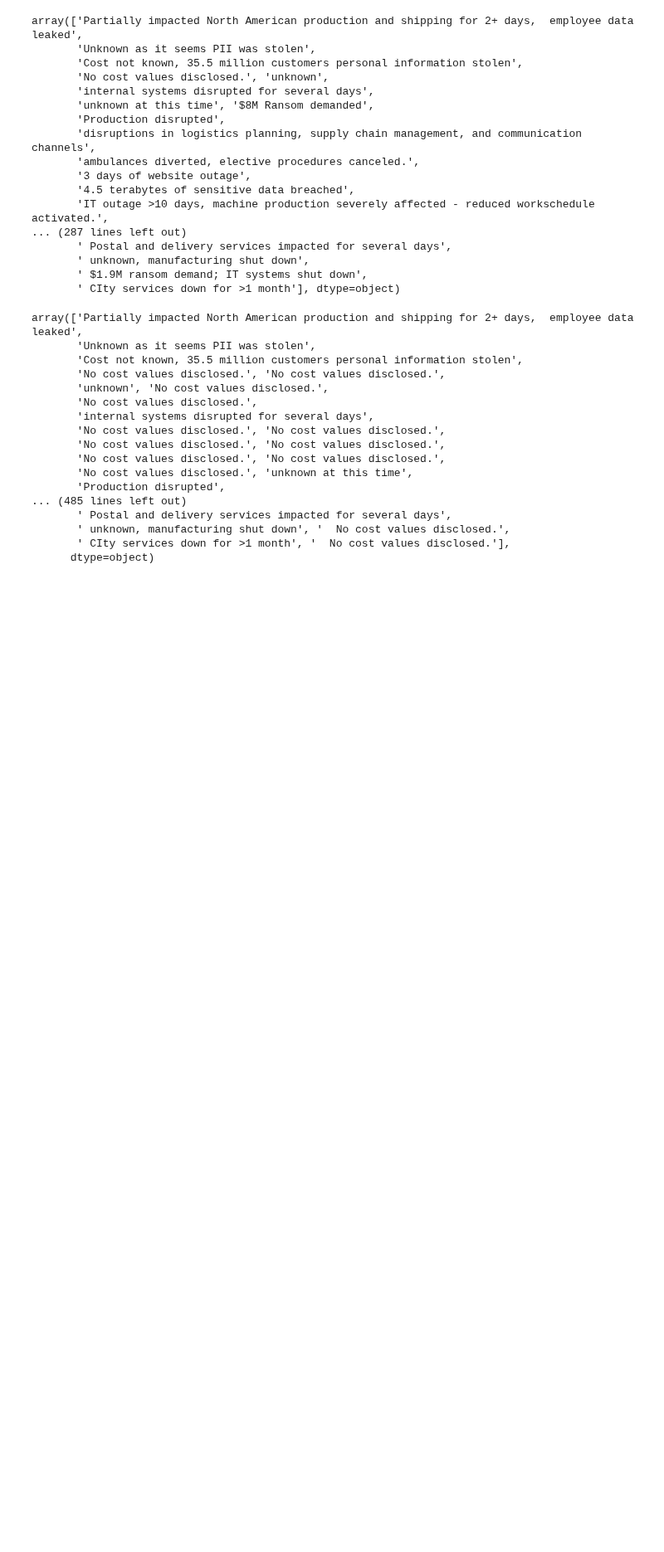
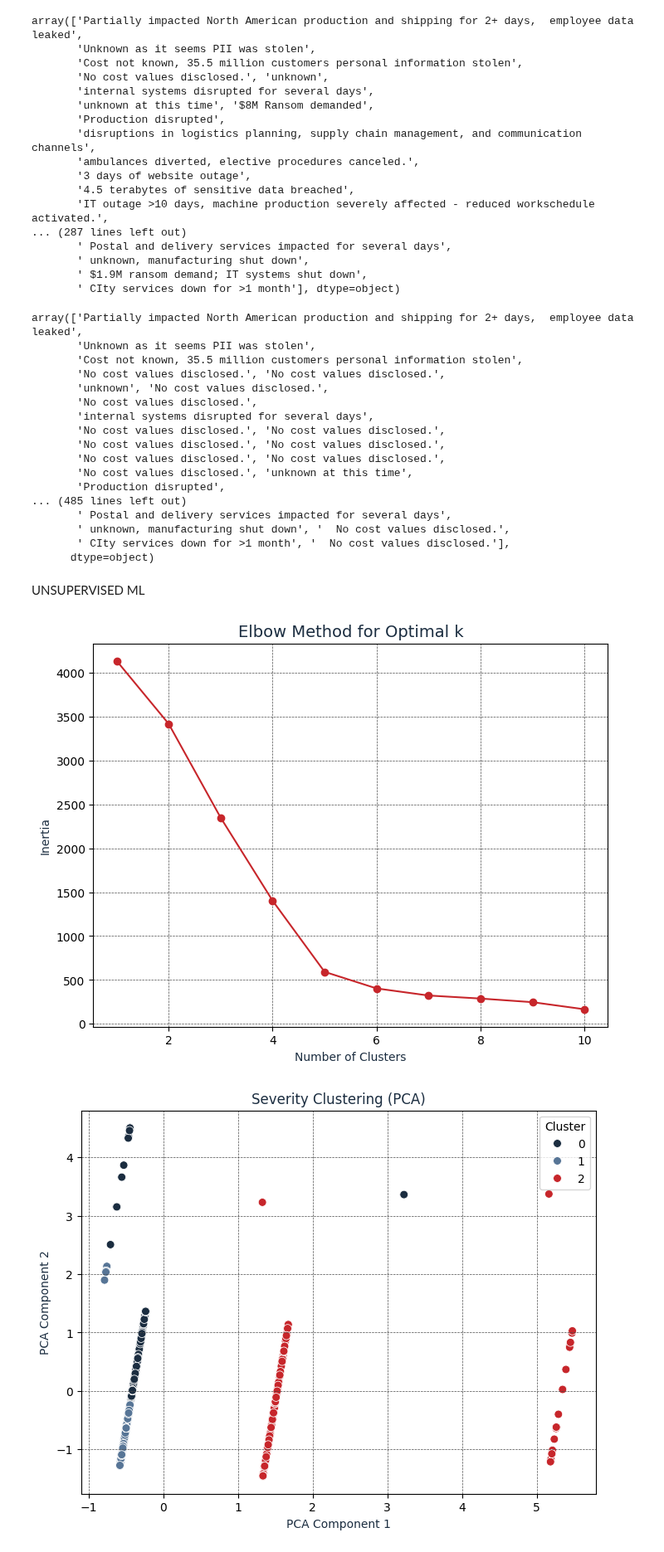
Before and after one commit to sdomialo/DeNexus_CSV-Analysis, a Jupyter notebook: ICSSTRIVE_clean.ipynb, the cells around one changed output. Shown at 83% size. Drawn from its saved outputs; the diff is of its cells as text; code cells hidden in the pictures; blank space fills up the shorter version.

```diff
--- a/ICSSTRIVE_clean.ipynb
+++ b/ICSSTRIVE_clean.ipynb
@@ -920,3 +920,77 @@ array(['Partially impacted North American production and shipping for 2+ days,
        ' unknown, manufacturing shut down', '  No cost values disclosed.',
        ' CIty services down for >1 month', '  No cost values disclosed.'],
       dtype=object)
+# %% [markdown]
+UNSUPERVISED ML
+# %%
+from sklearn.preprocessing import StandardScaler, LabelEncoder
+from sklearn.cluster import KMeans
+from sklearn.decomposition import PCA
+import matplotlib.pyplot as plt
+import seaborn as sns
+
+# Denexus colors and palette
+denexus_colors = ['#1B2D40', '#577596', '#C7262B', '#F85C37', '#FF8250', '#4A4A4A']
+denexus_palette = sns.color_palette(denexus_colors)
+
+# Select numerical features for clustering
+features = ['estimated_cost', 'IT', 'OT', 'Privacy']
+df_cluster = df[features].dropna()
+
+# Encode non-numerical features
+for feature in features:
+    if df_cluster[feature].dtype == 'object':
+        le = LabelEncoder()
+        df_cluster[feature] = le.fit_transform(df_cluster[feature])
+
+# Standardize the data
+scaler = StandardScaler()
+scaled_data = scaler.fit_transform(df_cluster)
+
+# Determine optimal number of clusters using the Elbow Method
+inertia = []
+for k in range(1, 11):
+    kmeans = KMeans(n_clusters=k, random_state=42)
+    kmeans.fit(scaled_data)
+    inertia.append(kmeans.inertia_)
+
+# Plot the Elbow Curve
+plt.figure(figsize=(8, 6))
+plt.plot(range(1, 11), inertia, marker='o', color=denexus_colors[2])  # Using a Denexus color
+plt.title('Elbow Method for Optimal k', fontsize=14, color=denexus_colors[0])
+plt.xlabel('Number of Clusters', color=denexus_colors[0])
+plt.ylabel('Inertia', color=denexus_colors[0])
+plt.grid(color=denexus_colors[5], linestyle='--', linewidth=0.5)
+plt.show()
+
+# Apply K-Means with optimal k (e.g., k=3)
+optimal_k = 3  # Adjust based on the Elbow Curve
+kmeans = KMeans(n_clusters=optimal_k, random_state=42)
+clusters = kmeans.fit_predict(scaled_data)
+
+# Add cluster labels to the DataFrame
+df_cluster['Cluster'] = clusters
+
+# Visualize clusters using PCA
+pca = PCA(n_components=2)
+reduced_data = pca.fit_transform(scaled_data)
+
+# Scatter plot with Denexus colors
+plt.figure(figsize=(8, 6))
+sns.scatterplot(
+    x=reduced_data[:, 0],
+    y=reduced_data[:, 1],
+    hue=df_cluster['Cluster'],
+    palette=denexus_palette,
+    s=50,
+    legend='full'
+)
+plt.title('Severity Clustering (PCA)', color=denexus_colors[0])
+plt.xlabel('PCA Component 1', color=denexus_colors[0])
+plt.ylabel('PCA Component 2', color=denexus_colors[0])
+plt.legend(title='Cluster', loc='best')
+plt.grid(color=denexus_colors[5], linestyle='--', linewidth=0.5)
+plt.show()
+# %% [output]
+[figure, added]
+[figure, added]
```
Also changed, not shown: parts of 5 cells of this notebook.
